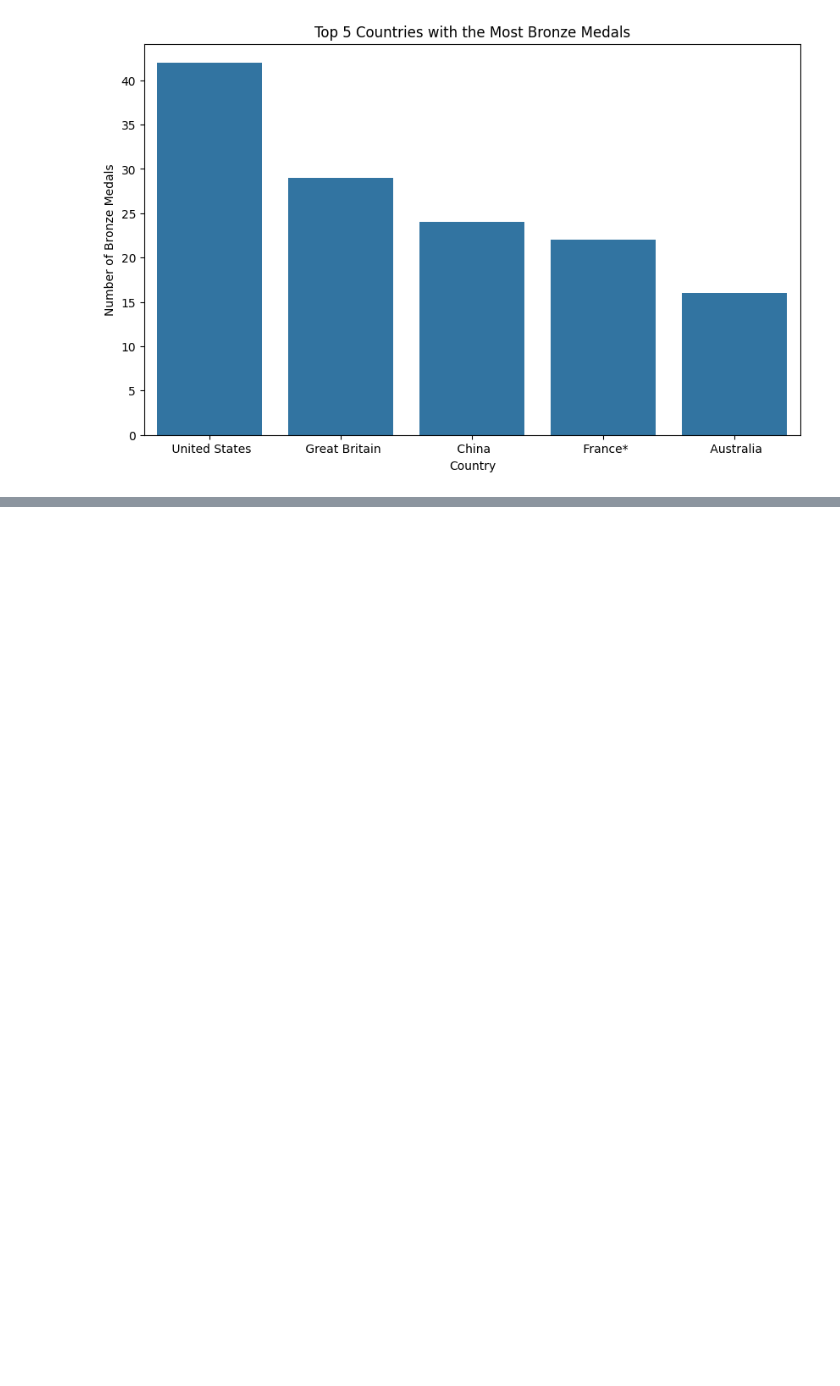
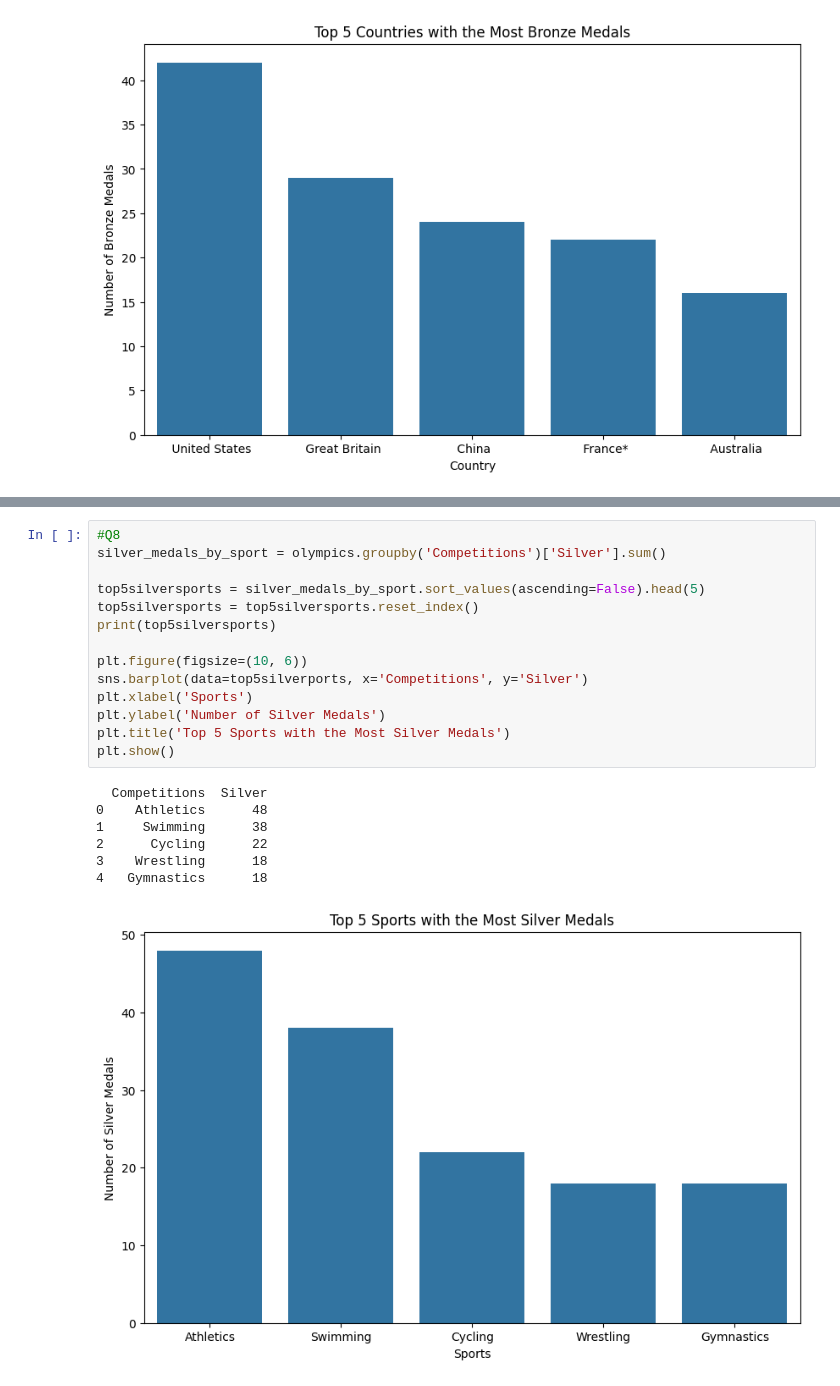
Before and after one commit to build-summer-2024/async-green-JennyMa-final-project, a Jupyter notebook: finalproject.ipynb, the cells around one changed output, grey strips where cells are left out. Drawn from its saved outputs; the diff is of its cells as text; blank space fills up the shorter version.

```diff
--- a/finalproject.ipynb
+++ b/finalproject.ipynb
@@ -188,0 +211,22 @@ plt.show()
+# %%
+#Q8
+silver_medals_by_sport = olympics.groupby('Competitions')['Silver'].sum()
+
+top5silversports = silver_medals_by_sport.sort_values(ascending=False).head(5)
+top5silversports = top5silversports.reset_index()
+print(top5silversports)
+
+plt.figure(figsize=(10, 6))
+sns.barplot(data=top5silverports, x='Competitions', y='Silver')
+plt.xlabel('Sports')
+plt.ylabel('Number of Silver Medals')
+plt.title('Top 5 Sports with the Most Silver Medals')
+plt.show()
+# %% [output]
+  Competitions  Silver
+0    Athletics      48
+1     Swimming      38
+2      Cycling      22
+3    Wrestling      18
+4   Gymnastics      18
+[figure, added]
```
Also changed, not shown: parts of 3 cells of this notebook, 1 other file.
